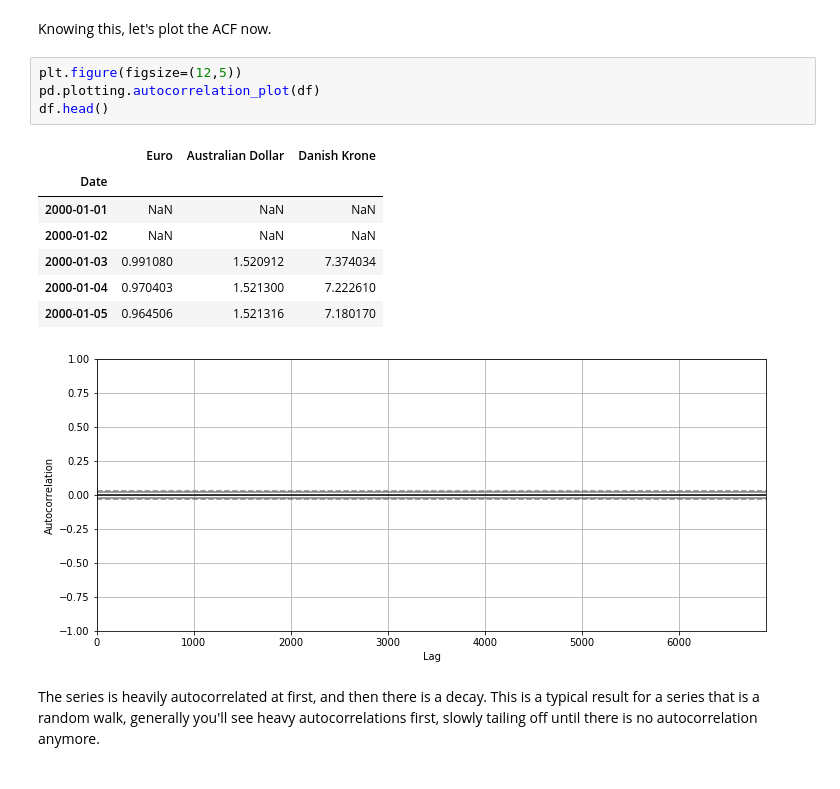
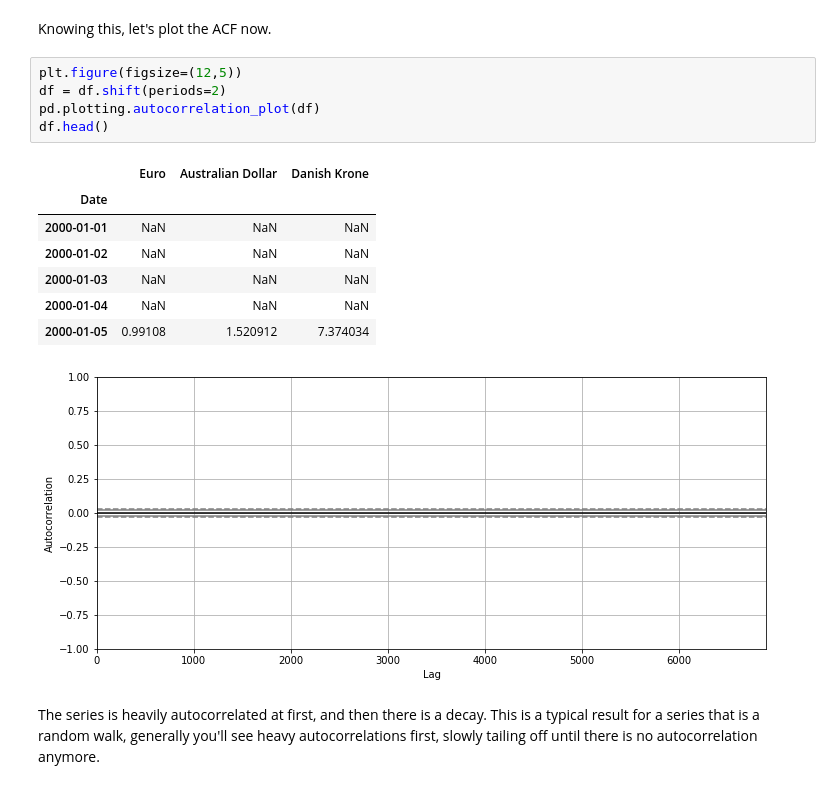
Before and after one commit to nic464/dsc-enterprise-hsbc-autocorrelation-in-time-series-lab-hsbc-ds-081319, a Jupyter notebook: index.ipynb, the cells around one changed output. Saved outputs shown, nothing was run; the diff lists cells and outputs as text.

```diff
--- a/index.ipynb
+++ b/index.ipynb
@@ -113,16 +113,17 @@ df_lag5.plot(kind='line', figsize=(10,12))
 Knowing this, let's plot the ACF now.
 # %%
 plt.figure(figsize=(12,5))
+df = df.shift(periods=2)
 pd.plotting.autocorrelation_plot(df)
 df.head()
 # %% [output]
 |  | Euro | Australian Dollar | Danish Krone |
 | Date |  |  |  |
 | 2000-01-01 | NaN | NaN | NaN |
 | 2000-01-02 | NaN | NaN | NaN |
-| 2000-01-03 | 0.991080 | 1.520912 | 7.374034 |
-| 2000-01-04 | 0.970403 | 1.521300 | 7.222610 |
-| 2000-01-05 | 0.964506 | 1.521316 | 7.180170 |
+| 2000-01-03 | NaN | NaN | NaN |
+| 2000-01-04 | NaN | NaN | NaN |
+| 2000-01-05 | 0.99108 | 1.520912 | 7.374034 |
 [figure]
 # %% [markdown]
 The series is heavily autocorrelated at first, and then there is a decay. This is a typical result for a series that is a random walk, generally you'll see heavy autocorrelations first, slowly tailing off until there is no autocorrelation anymore.
```
